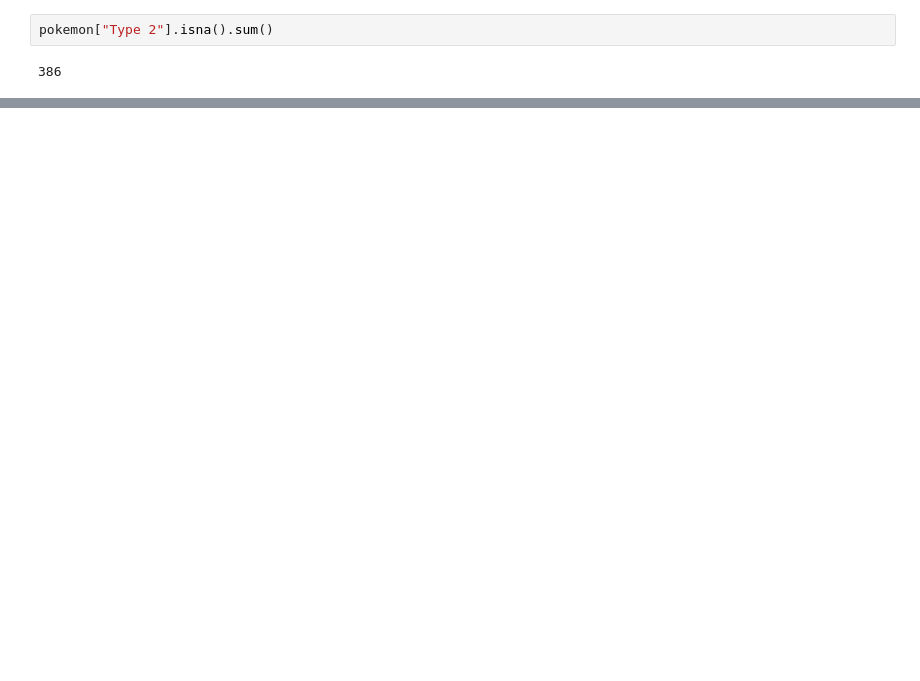
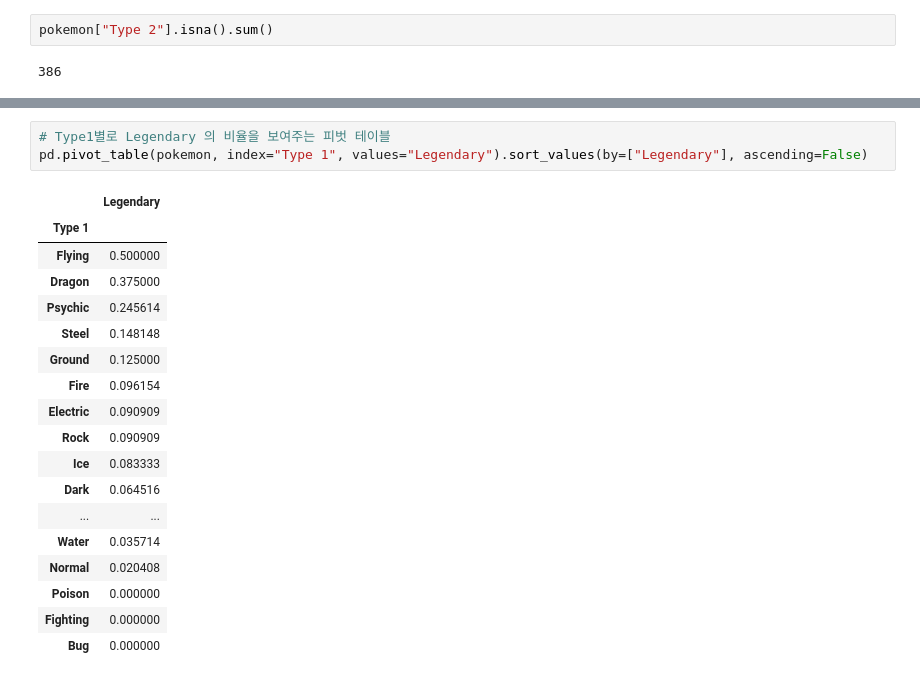
Before and after one commit to mingikim1998/modu_AI_basics, a Jupyter notebook: 1016_pokemon.ipynb, the cells around one changed output, grey strips where cells are left out. Cells and saved outputs as stored; diff of their text form; blank space fills up the shorter version.

```diff
--- a/1016_pokemon.ipynb
+++ b/1016_pokemon.ipynb
@@ -112,0 +127,22 @@ pokemon["Type 2"].isna().sum()
+# %%
+# Type1별로 Legendary 의 비율을 보여주는 피벗 테이블
+pd.pivot_table(pokemon, index="Type 1", values="Legendary").sort_values(by=["Legendary"], ascending=False)
+# %% [output]
+|  | Legendary |
+| Type 1 |  |
+| Flying | 0.500000 |
+| Dragon | 0.375000 |
+| Psychic | 0.245614 |
+| Steel | 0.148148 |
+| Ground | 0.125000 |
+| Fire | 0.096154 |
+| Electric | 0.090909 |
+| Rock | 0.090909 |
+| Ice | 0.083333 |
+| Dark | 0.064516 |
+| ... | ... |
+| Water | 0.035714 |
+| Normal | 0.020408 |
+| Poison | 0.000000 |
+| Fighting | 0.000000 |
+| Bug | 0.000000 |
```
Also changed, not shown: parts of 10 cells of this notebook.
